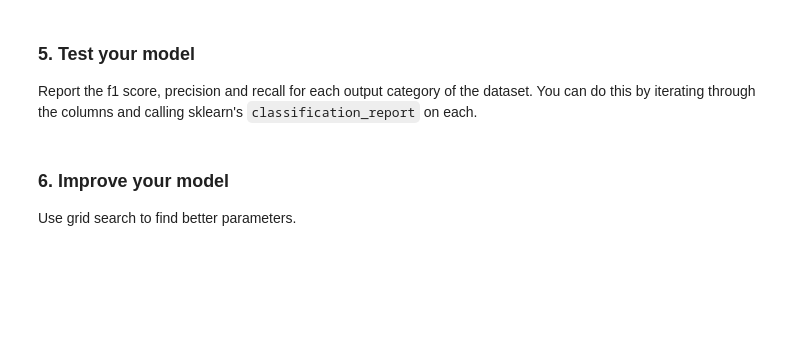
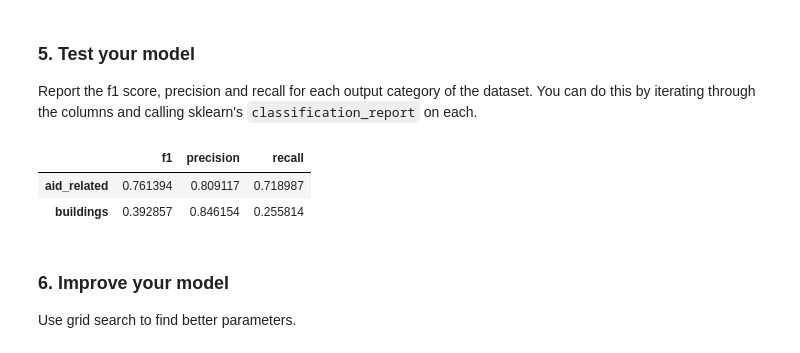
Before and after one commit to alahig/udacity_project_2, a Jupyter notebook: notebooks/ML Pipeline Preparation.ipynb, the cells around one changed output. Cells and saved outputs as stored; diff of their text form; code cells hidden in the pictures; blank space fills up the shorter version.

Commit message:
finishing training notebook

```diff
--- a/notebooks/ML Pipeline Preparation.ipynb
+++ b/notebooks/ML Pipeline Preparation.ipynb
@@ -153,14 +270,22 @@ from sklearn.model_selection import train_test_split
 # %%
-cv = CountVectorizer(tokenizer=tokenize)
+tok = CustomTokenizer()
+cv = CountVectorizer(tokenizer=tok)
 tf = TfidfTransformer()
 cl = MultiOutputClassifier(RandomForestClassifier(), n_jobs=8)
 
+pipeline = Pipeline([
 
-pipeline = Pipeline([
-    ('preprocess', Pipeline([
-        ('count', cv),
-        ('tfid', tf)
-    ])),
+        ('features', FeatureUnion([
+
+        ('nlp_pipeline', Pipeline([
+            ('count', cv),
+            ('tfid', tf)
+            ])),
+
+        ('word_type_counter', WordTypeCounter())
+        ])),
+
+
     ('classifier', cl)
 ])
 # %% [markdown]
@@ -171,3 +296,17 @@ pipeline = Pipeline([
 X_train, X_test, y_train, y_test = train_test_split(X, Y)
 # %%
 # ideas, date, places, numbers, urls
+# %%
+parameters = {
+    'features__nlp_pipeline__count__tokenizer__replace_named_entities': [True], #False
+    'features__nlp_pipeline__count__tokenizer__use_stemming': [True], # False
+    'classifier__estimator__n_estimators': [200], #100,
+    'features__word_type_counter__use_question_mark': [True, False],
+    'features__word_type_counter__use_pct_word_types': [True, False],
+    'features__word_type_counter__use_pct_capital_letters': [True, False],
+    'features__word_type_counter__use_exclamation_mark': [True, False],
+
+
+}
+
+clf = GridSearchCV(pipeline, parameters)
@@ -173,0 +328,2 @@ X_train, X_test, y_train, y_test = train_test_split(X, Y)
+# %%
+clf.fit(X_train, y_train)
@@ -174,7 +332,7 @@ X_train, X_test, y_train, y_test = train_test_split(X, Y)
 # %%
 model = pipeline.fit(X_train, y_train)
 # %%
-y_pred = pd.DataFrame(model.predict(X_test), columns=y_test.columns)
+y_pred = pd.DataFrame(clf.predict(X_test), columns=y_test.columns)
 # %% [markdown]
 ### 5. Test your model
 Report the f1 score, precision and recall for each output category of the dataset. You can do this by iterating through the columns and calling sklearn's `classification_report` on each.
@@ -190,3 +348,9 @@ for c in y_pred.columns:
     classification[(c, 'f1')] = f1_score(*comp)
 # %%
 classification = pd.Series(classification).unstack()
+# %%
+classification
+# %% [output]
+|  | f1 | precision | recall |
+| aid_related | 0.761394 | 0.809117 | 0.718987 |
+| buildings | 0.392857 | 0.846154 | 0.255814 |
```
Also changed, not shown: parts of 17 cells of this notebook.
